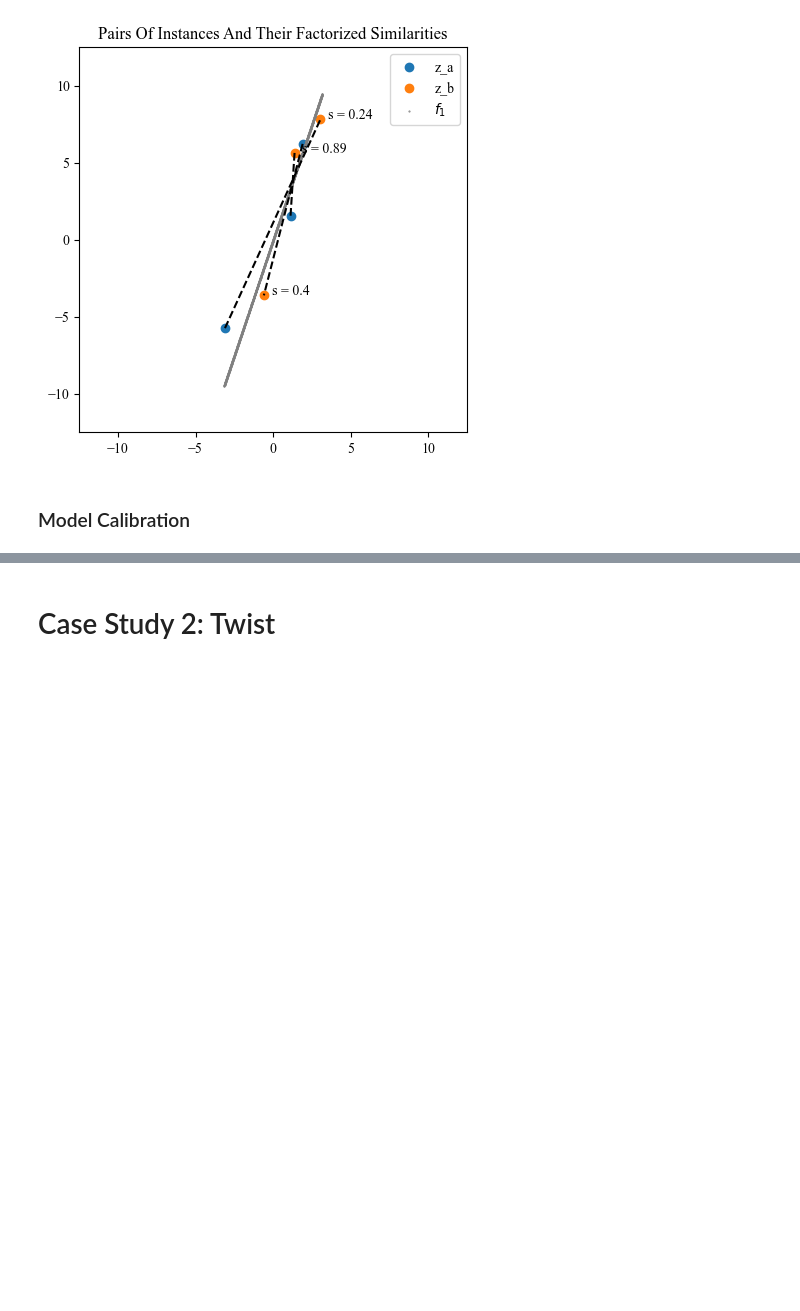
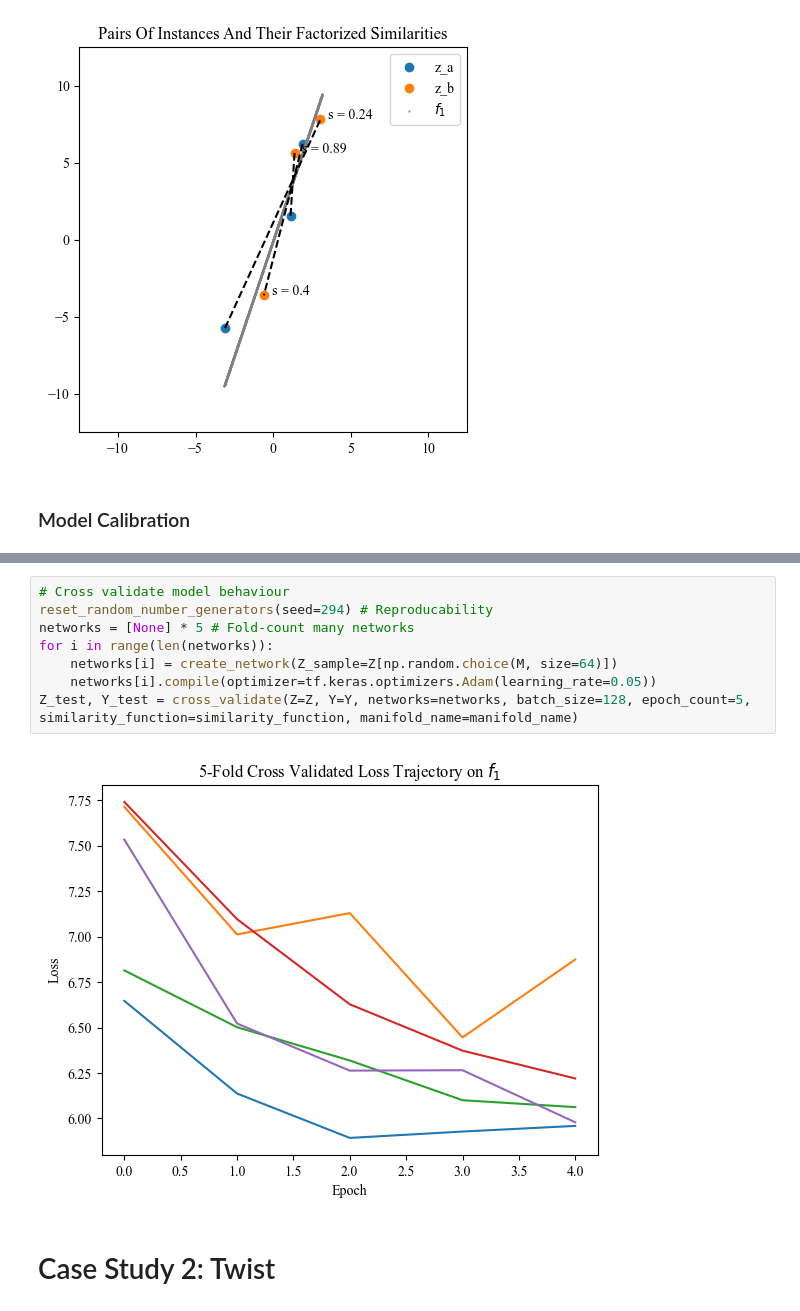
Before and after one commit to TimHenry1995/gyoza, a Jupyter notebook: src/gyoza/scripts/manifolds.ipynb, the cells around one changed output, grey strips where cells are left out. Saved outputs shown, nothing was run; the diff lists cells and outputs as text; blank space fills up the shorter version.

```diff
--- a/src/gyoza/scripts/manifolds.ipynb
+++ b/src/gyoza/scripts/manifolds.ipynb
@@ -378,3 +430,13 @@ plot_input_output(network, S_range = [np.min(S), np.max(S)], manifold_function=m
+# %%
+# Cross validate model behaviour
+reset_random_number_generators(seed=294) # Reproducability
+networks = [None] * 5 # Fold-count many networks
+for i in range(len(networks)):
+    networks[i] = create_network(Z_sample=Z[np.random.choice(M, size=64)])
+    networks[i].compile(optimizer=tf.keras.optimizers.Adam(learning_rate=0.05))
+Z_test, Y_test = cross_validate(Z=Z, Y=Y, networks=networks, batch_size=128, epoch_count=5, similarity_function=similarity_function, manifold_name=manifold_name)
+# %% [output]
+[figure, added]
 # %% [markdown]
 # Case Study 2: Twist
 # %%
```
Also changed, not shown: parts of 16 cells of this notebook.
